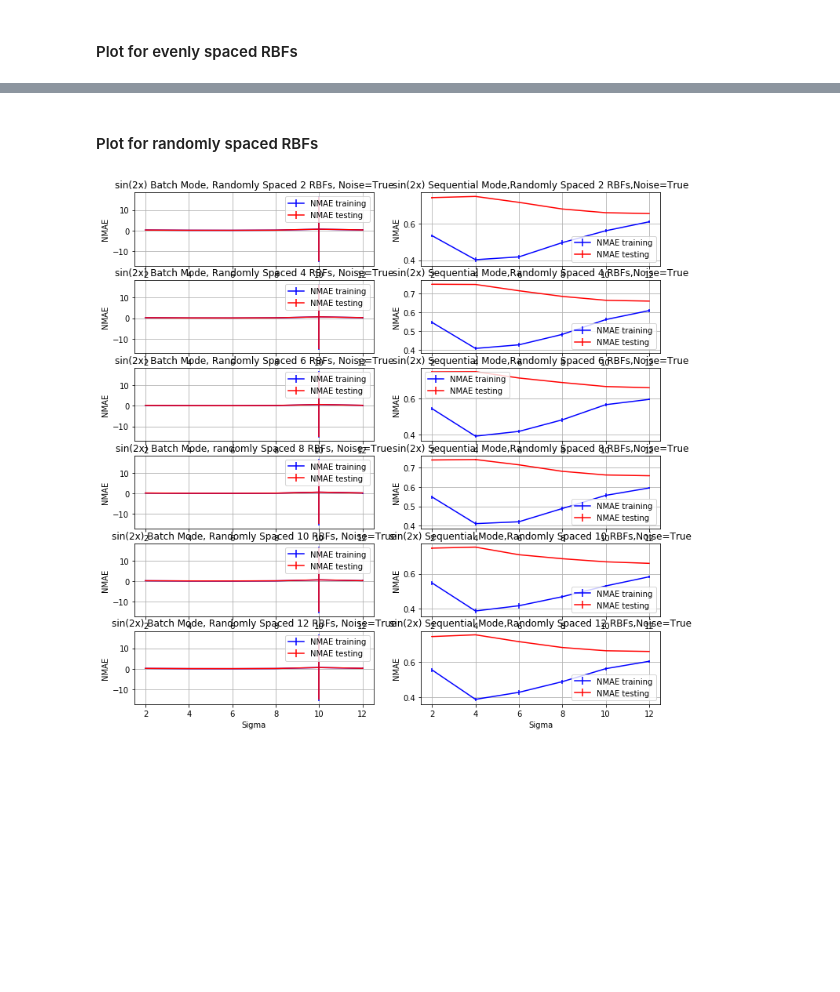
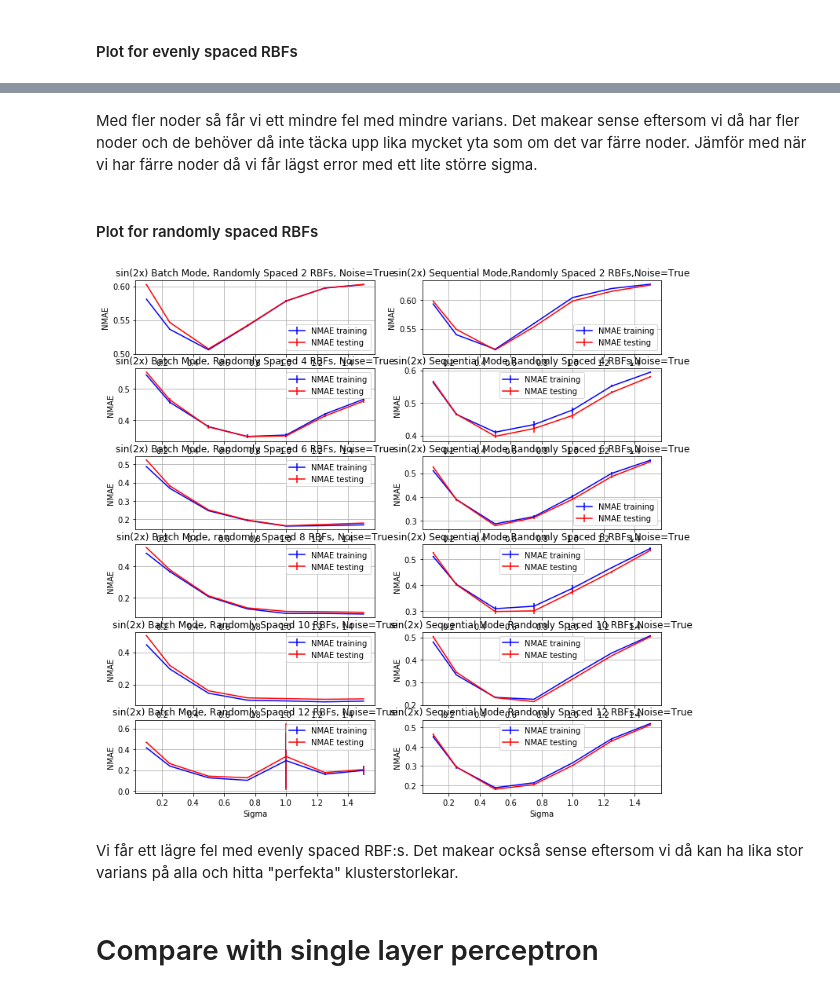
Before and after one commit to smallgreycreatures/DD2437, a Jupyter notebook: lab2/Assignmentpart1_3.1-2.ipynb, the cells around one changed output, grey strips where cells are left out. Drawn from its saved outputs; the diff is of its cells as text; code cells hidden in the pictures; blank space fills up the shorter version.

Commit message:
perceptron added

```diff
--- a/lab2/Assignmentpart1_3.1-2.ipynb
+++ b/lab2/Assignmentpart1_3.1-2.ipynb
@@ -127,9 +149,9 @@ def predict(x_s,mu_s,sigma,w):
 # %% [markdown]
 ### 3.1 Batch mode training using least squares - supervised learning of network weights
 # %%
-sigma = 1
-num_of_rbf = [2,4,6,8,10,12]
-repeat = 100
+sigma = 0.2
+num_of_rbf = [20,22,24,26,28,30,32,34,36,38,40,42,44,46,48,50]
+repeat = 10
 
 data_testing_es = np.zeros((repeat,len(num_of_rbf),2))
 data_testing_r = np.zeros((repeat,len(num_of_rbf),2))
@@ -209,7 +231,7 @@ plt.show()
 # %% [markdown]
 #### Checking NMAE for delta rule learning with varying learning rate
 # %%
-repeat = 100
+repeat = 10
 eta = [1e-1,5e-2,1e-2,5e-3,1e-3,5e-4,1e-4]
 epochs = 20
 sigma = 1
@@ -234,11 +256,11 @@ for times in range(repeat):
         f_hat_seq_es = []
         f_hat_seq_r = []
 
-        for elem in range(test_patterns.shape[0]):
-            tmp_es = predict(np.array([test_patterns[elem]]),mu_es,sigma,w_seq_es)
-            tmp_r = predict(np.array([test_patterns[elem]]),mu_r,sigma,w_seq_r)
-            f_hat_seq_es.append(tmp_es)
-            f_hat_seq_r.append(tmp_r)
+        #for elem in range(test_patterns.shape[0]):
+        tmp_es = predict_seq(test_patterns,mu_es,sigma,w_seq_es)
+        tmp_r = predict_seq(test_patterns,mu_r,sigma,w_seq_r)
+        f_hat_seq_es.append(tmp_es)
+        f_hat_seq_r.append(tmp_r)
 
         data_testing_es_seq[times,it] = calculate_NMAE(f_hat_seq_es,test_targets)
         data_testing_r_seq[times,it] = calculate_NMAE(f_hat_seq_r,test_targets)
@@ -492,3 +516,5 @@ plt.show()
+# %% [markdown]
+Med fler noder så får vi ett mindre fel med mindre varians. Det makear sense eftersom vi då har fler noder och de behöver då inte täcka upp lika mycket yta som om det var färre noder. Jämför med när vi har färre noder då vi får lägst error med ett lite större sigma.
 # %% [markdown]
 #### Plot for randomly spaced RBFs
 # %%
@@ -510,8 +536,8 @@ ax12 = fig2.add_subplot(6,2,12)
 
 
 
-ax1.errorbar(num_of_rbf,np.mean(data_training_r[0,:,:],axis=1),yerr=np.var(data_training_r[0,:,:],axis=1),fmt='b',label='NMAE training')
-ax1.errorbar(num_of_rbf,np.mean(data_testing_r[0,:,:],axis=1),yerr=np.var(data_testing_r[0,:,:],axis=1),fmt='r',label='NMAE testing')
+ax1.errorbar(sigmas,np.mean(data_training_r[0,:,:],axis=1),yerr=np.var(data_training_r[0,:,:],axis=1),fmt='b',label='NMAE training')
+ax1.errorbar(sigmas,np.mean(data_testing_r[0,:,:],axis=1),yerr=np.var(data_testing_r[0,:,:],axis=1),fmt='r',label='NMAE testing')
 ax1.set_title('sin(2x) Batch Mode, Randomly Spaced '+str(num_of_rbf[0])+' RBFs, Noise=True')
 ax1.set_xlabel('Sigma')
 ax1.set_ylabel('NMAE')
@@ -520,8 +546,8 @@ ax1.grid(True)
 #ax1.set_xlim([2,12])
 #ax1.set_ylim([0,0.8])
 
-ax2.errorbar(num_of_rbf,np.mean(data_training_r_seq[0,:,:],axis=1),yerr=np.var(data_training_r_seq[0,:,:],axis=1),fmt='b',label='NMAE training')
-ax2.errorbar(num_of_rbf,np.mean(data_testing_r_seq[0,:,:],axis=1),yerr=np.var(data_testing_r_seq[0,:,:],axis=1),fmt='r',label='NMAE testing')
+ax2.errorbar(sigmas,np.mean(data_training_r_seq[0,:,:],axis=1),yerr=np.var(data_training_r_seq[0,:,:],axis=1),fmt='b',label='NMAE training')
+ax2.errorbar(sigmas,np.mean(data_testing_r_seq[0,:,:],axis=1),yerr=np.var(data_testing_r_seq[0,:,:],axis=1),fmt='r',label='NMAE testing')
 ax2.set_title('sin(2x) Sequential Mode,Randomly Spaced '+str(num_of_rbf[0])+' RBFs,Noise=True')
 ax2.set_xlabel('Sigma')
 ax2.set_ylabel('NMAE')
@@ -530,8 +556,8 @@ ax2.grid(True)
 #ax2.set_xlim([2,12])
 #ax2.set_ylim([0,0.8])
 
-ax3.errorbar(num_of_rbf,np.mean(data_training_r[1,:,:],axis=1),yerr=np.var(data_training_r[1,:,:],axis=1),fmt='b',label='NMAE training')
-ax3.errorbar(num_of_rbf,np.mean(data_testing_r[1,:,:],axis=1),yerr=np.var(data_testing_r[1,:,:],axis=1),fmt='r',label='NMAE testing')
+ax3.errorbar(sigmas,np.mean(data_training_r[1,:,:],axis=1),yerr=np.var(data_training_r[1,:,:],axis=1),fmt='b',label='NMAE training')
+ax3.errorbar(sigmas,np.mean(data_testing_r[1,:,:],axis=1),yerr=np.var(data_testing_r[1,:,:],axis=1),fmt='r',label='NMAE testing')
 ax3.set_title('sin(2x) Batch Mode, Randomly Spaced '+str(num_of_rbf[1])+' RBFs, Noise=True')
 ax3.set_xlabel('Sigma')
 ax3.set_ylabel('NMAE')
@@ -541,8 +567,8 @@ ax3.grid(True)
 #ax1.set_ylim([0,0.8])
 
 
-ax4.errorbar(num_of_rbf,np.mean(data_training_r_seq[1,:,:],axis=1),yerr=np.var(data_training_r_seq[1,:,:],axis=1),fmt='b',label='NMAE training')
-ax4.errorbar(num_of_rbf,np.mean(data_testing_r_seq[1,:,:],axis=1),yerr=np.var(data_testing_r_seq[1,:,:],axis=1),fmt='r',label='NMAE testing')
+ax4.errorbar(sigmas,np.mean(data_training_r_seq[1,:,:],axis=1),yerr=np.var(data_training_r_seq[1,:,:],axis=1),fmt='b',label='NMAE training')
+ax4.errorbar(sigmas,np.mean(data_testing_r_seq[1,:,:],axis=1),yerr=np.var(data_testing_r_seq[1,:,:],axis=1),fmt='r',label='NMAE testing')
 ax4.set_title('sin(2x) Sequential Mode,Randomly Spaced '+str(num_of_rbf[1])+' RBFs,Noise=True')
 ax4.set_xlabel('Sigma')
 ax4.set_ylabel('NMAE')
@@ -551,8 +577,8 @@ ax4.grid(True)
 #ax2.set_xlim([2,12])
 #ax2.set_ylim([0,0.8])
 
-ax5.errorbar(num_of_rbf,np.mean(data_training_r[2,:,:],axis=1),yerr=np.var(data_training_r[2,:,:],axis=1),fmt='b',label='NMAE training')
-ax5.errorbar(num_of_rbf,np.mean(data_testing_r[2,:,:],axis=1),yerr=np.var(data_testing_r[2,:,:],axis=1),fmt='r',label='NMAE testing')
+ax5.errorbar(sigmas,np.mean(data_training_r[2,:,:],axis=1),yerr=np.var(data_training_r[2,:,:],axis=1),fmt='b',label='NMAE training')
+ax5.errorbar(sigmas,np.mean(data_testing_r[2,:,:],axis=1),yerr=np.var(data_testing_r[2,:,:],axis=1),fmt='r',label='NMAE testing')
 ax5.set_title('sin(2x) Batch Mode, Randomly Spaced '+str(num_of_rbf[2])+' RBFs, Noise=True')
 ax5.set_xlabel('Sigma')
 ax5.set_ylabel('NMAE')
@@ -561,8 +587,8 @@ ax5.grid(True)
 #ax1.set_xlim([2,12])
 #ax1.set_ylim([0,0.8])
 
-ax6.errorbar(num_of_rbf,np.mean(data_training_r_seq[2,:,:],axis=1),yerr=np.var(data_training_r_seq[2,:,:],axis=1),fmt='b',label='NMAE training')
-ax6.errorbar(num_of_rbf,np.mean(data_testing_r_seq[2,:,:],axis=1),yerr=np.var(data_testing_r_seq[2,:,:],axis=1),fmt='r',label='NMAE testing')
+ax6.errorbar(sigmas,np.mean(data_training_r_seq[2,:,:],axis=1),yerr=np.var(data_training_r_seq[2,:,:],axis=1),fmt='b',label='NMAE training')
+ax6.errorbar(sigmas,np.mean(data_testing_r_seq[2,:,:],axis=1),yerr=np.var(data_testing_r_seq[2,:,:],axis=1),fmt='r',label='NMAE testing')
 ax6.set_title('sin(2x) Sequential Mode,Randomly Spaced '+str(num_of_rbf[2])+' RBFs,Noise=True')
 ax6.set_xlabel('Sigma')
 ax6.set_ylabel('NMAE')
@@ -572,8 +598,8 @@ ax6.grid(True)
 #ax2.set_ylim([0,0.8])
 
 
-ax7.errorbar(num_of_rbf,np.mean(data_training_r[3,:,:],axis=1),yerr=np.var(data_training_r[3,:,:],axis=1),fmt='b',label='NMAE training')
-ax7.errorbar(num_of_rbf,np.mean(data_testing_r[3,:,:],axis=1),yerr=np.var(data_testing_r[3,:,:],axis=1),fmt='r',label='NMAE testing')
+ax7.errorbar(sigmas,np.mean(data_training_r[3,:,:],axis=1),yerr=np.var(data_training_r[3,:,:],axis=1),fmt='b',label='NMAE training')
+ax7.errorbar(sigmas,np.mean(data_testing_r[3,:,:],axis=1),yerr=np.var(data_testing_r[3,:,:],axis=1),fmt='r',label='NMAE testing')
 ax7.set_title('sin(2x) Batch Mode, randomly Spaced '+str(num_of_rbf[3])+' RBFs, Noise=True')
 ax7.set_xlabel('Sigma')
 ax7.set_ylabel('NMAE')
@@ -583,8 +609,8 @@ ax7.grid(True)
 #ax1.set_ylim([0,0.8])
 
 
-ax8.errorbar(num_of_rbf,np.mean(data_training_r_seq[3,:,:],axis=1),yerr=np.var(data_training_r_seq[3,:,:],axis=1),fmt='b',label='NMAE training')
-ax8.errorbar(num_of_rbf,np.mean(data_testing_r_seq[3,:,:],axis=1),yerr=np.var(data_testing_r_seq[3,:,:],axis=1),fmt='r',label='NMAE testing')
+ax8.errorbar(sigmas,np.mean(data_training_r_seq[3,:,:],axis=1),yerr=np.var(data_training_r_seq[3,:,:],axis=1),fmt='b',label='NMAE training')
+ax8.errorbar(sigmas,np.mean(data_testing_r_seq[3,:,:],axis=1),yerr=np.var(data_testing_r_seq[3,:,:],axis=1),fmt='r',label='NMAE testing')
 ax8.set_title('sin(2x) Sequential Mode,Randomly Spaced '+str(num_of_rbf[3])+' RBFs,Noise=True')
 ax8.set_xlabel('Sigma')
 ax8.set_ylabel('NMAE')
@@ -593,8 +619,8 @@ ax8.grid(True)
 #ax2.set_xlim([2,12])
 #ax2.set_ylim([0,0.8])
 
-ax9.errorbar(num_of_rbf,np.mean(data_training_r[4,:,:],axis=1),yerr=np.var(data_training_r[4,:,:],axis=1),fmt='b',label='NMAE training')
-ax9.errorbar(num_of_rbf,np.mean(data_testing_r[4,:,:],axis=1),yerr=np.var(data_testing_r[4,:,:],axis=1),fmt='r',label='NMAE testing')
+ax9.errorbar(sigmas,np.mean(data_training_r[4,:,:],axis=1),yerr=np.var(data_training_r[4,:,:],axis=1),fmt='b',label='NMAE training')
+ax9.errorbar(sigmas,np.mean(data_testing_r[4,:,:],axis=1),yerr=np.var(data_testing_r[4,:,:],axis=1),fmt='r',label='NMAE testing')
 ax9.set_title('sin(2x) Batch Mode, Randomly Spaced '+str(num_of_rbf[4])+' RBFs, Noise=True')
 ax9.set_xlabel('Sigma')
 ax9.set_ylabel('NMAE')
@@ -604,38 +630,42 @@ ax9.grid(True)
 #ax1.set_ylim([0,0.8])
 
 
-ax10.errorbar(num_of_rbf,np.mean(data_training_r_seq[4,:,:],axis=1),yerr=np.var(data_training_r_seq[4,:,:],axis=1),fmt='b',label='NMAE training')
-ax10.errorbar(num_of_rbf,np.mean(data_testing_r_seq[4,:,:],axis=1),yerr=np.var(data_testing_r_seq[4,:,:],axis=1),fmt='r',label='NMAE testing')
+ax10.errorbar(sigmas,np.mean(data_training_r_seq[4,:,:],axis=1),yerr=np.var(data_training_r_seq[4,:,:],axis=1),fmt='b',label='NMAE training')
+ax10.errorbar(sigmas,np.mean(data_testing_r_seq[4,:,:],axis=1),yerr=np.var(data_testing_r_seq[4,:,:],axis=1),fmt='r',label='NMAE testing')
 ax10.set_title('sin(2x) Sequential Mode,Randomly Spaced '+str(num_of_rbf[4])+' RBFs,Noise=True')
 ax10.set_xlabel('Sigma')
 ax10.set_ylabel('NMAE')
 ax10.legend()
 ax10.grid(True)
 #ax2.set_xlim([2,12])
 #ax2.set_ylim([0,0.8])
 
-ax11.errorbar(num_of_rbf,np.mean(data_training_r[5,:,:],axis=1),yerr=np.var(data_training_r[5,:,:],axis=1),fmt='b',label='NMAE training')
-ax11.errorbar(num_of_rbf,np.mean(data_testing_r[5,:,:],axis=1),yerr=np.var(data_testing_r[5,:,:],axis=1),fmt='r',label='NMAE testing')
+ax11.errorbar(sigmas,np.mean(data_training_r[5,:,:],axis=1),yerr=np.var(data_training_r[5,:,:],axis=1),fmt='b',label='NMAE training')
+ax11.errorbar(sigmas,np.mean(data_testing_r[5,:,:],axis=1),yerr=np.var(data_testing_r[5,:,:],axis=1),fmt='r',label='NMAE testing')
 ax11.set_title('sin(2x) Batch Mode, Randomly Spaced '+str(num_of_rbf[5])+' RBFs, Noise=True')
 ax11.set_xlabel('Sigma')
 ax11.set_ylabel('NMAE')
 ax11.legend()
 ax11.grid(True)
 #ax1.set_xlim([2,12])
 #ax1.set_ylim([0,0.8])
 
 
-ax12.errorbar(num_of_rbf,np.mean(data_training_r_seq[5,:,:],axis=1),yerr=np.var(data_training_r_seq[5,:,:],axis=1),fmt='b',label='NMAE training')
-ax12.errorbar(num_of_rbf,np.mean(data_testing_r_seq[5,:,:],axis=1),yerr=np.var(data_testing_r_seq[5,:,:],axis=1),fmt='r',label='NMAE testing')
+ax12.errorbar(sigmas,np.mean(data_training_r_seq[5,:,:],axis=1),yerr=np.var(data_training_r_seq[5,:,:],axis=1),fmt='b',label='NMAE training')
+ax12.errorbar(sigmas,np.mean(data_testing_r_seq[5,:,:],axis=1),yerr=np.var(data_testing_r_seq[5,:,:],axis=1),fmt='r',label='NMAE testing')
 ax12.set_title('sin(2x) Sequential Mode,Randomly Spaced '+str(num_of_rbf[5])+' RBFs,Noise=True')
 ax12.set_xlabel('Sigma')
 ax12.set_ylabel('NMAE')
 ax12.legend()
 ax12.grid(True)
 #ax2.set_xlim([2,12])
 #ax2.set_ylim([0,0.8])
 
 
 plt.show()
 # %% [output]
-[figure, old version]
+[figure, new version]
+# %% [markdown]
+Vi får ett lägre fel med evenly spaced RBF:s. Det makear också sense eftersom vi då kan ha lika stor varians på alla och hitta "perfekta" klusterstorlekar.
+# %% [markdown]
+# Compare with single layer perceptron
```
Also changed, not shown: parts of 8 cells of this notebook.
